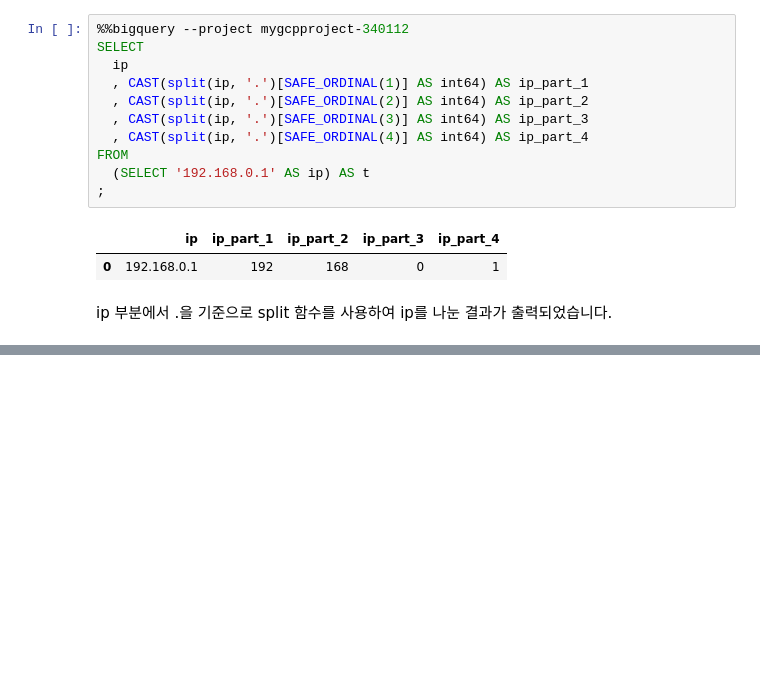
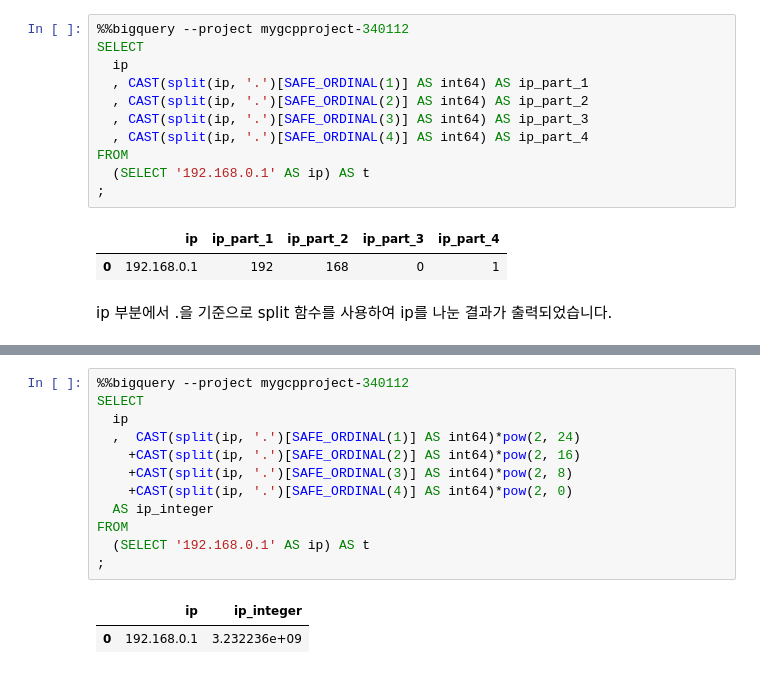
Before and after one commit to yhp2205/SQL, a Jupyter notebook: ch_6.ipynb, the cells around one changed output, grey strips where cells are left out. Cells and saved outputs as stored; diff of their text form; blank space fills up the shorter version.

```diff
--- a/ch_6.ipynb
+++ b/ch_6.ipynb
@@ -458,0 +462,15 @@ ip 부분에서 .을 기준으로 split 함수를 사용하여 ip를 나눈 결
+# %%
+%%bigquery --project mygcpproject-340112
+SELECT
+  ip
+  ,  CAST(split(ip, '.')[SAFE_ORDINAL(1)] AS int64)*pow(2, 24)
+    +CAST(split(ip, '.')[SAFE_ORDINAL(2)] AS int64)*pow(2, 16)
+    +CAST(split(ip, '.')[SAFE_ORDINAL(3)] AS int64)*pow(2, 8)
+    +CAST(split(ip, '.')[SAFE_ORDINAL(4)] AS int64)*pow(2, 0)
+  AS ip_integer
+FROM
+  (SELECT '192.168.0.1' AS ip) AS t
+;
+# %% [output]
+|  | ip | ip_integer |
+| 0 | 192.168.0.1 | 3.232236e+09 |
```
Also changed, not shown: parts of 4 cells of this notebook.
